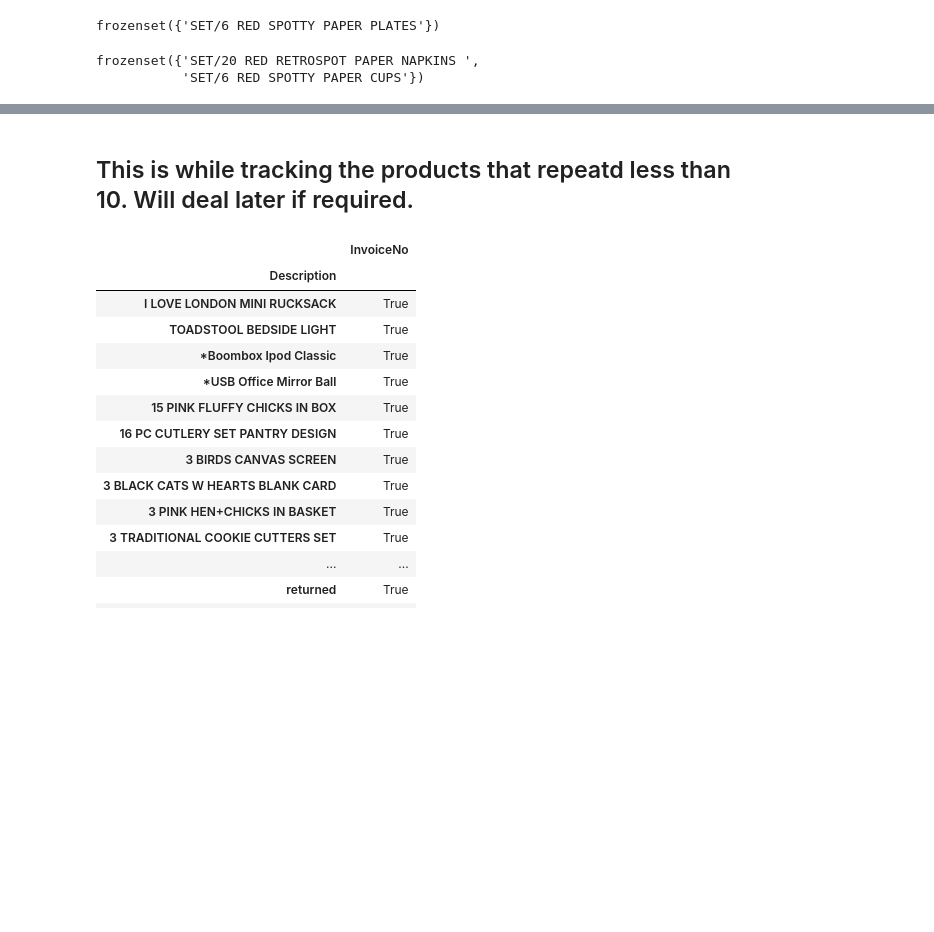
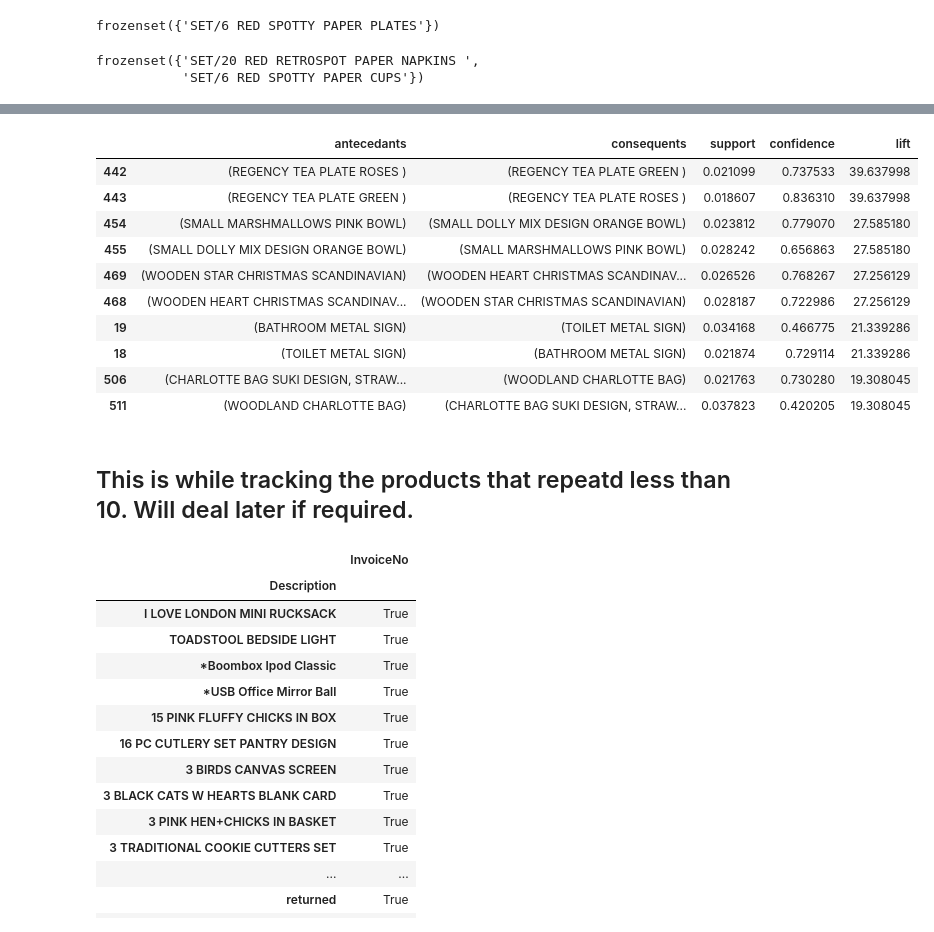
Before and after one commit to RutanshuDesai/Data-Analysis-Market-Basket-Analysis, a Jupyter notebook: Zappos Data Analytics.ipynb, the cells around one changed output, grey strips where cells are left out. Drawn from its saved outputs; the diff is of its cells as text; code cells hidden in the pictures; blank space fills up the shorter version.

```diff
--- a/Zappos Data Analytics.ipynb
+++ b/Zappos Data Analytics.ipynb
@@ -617,0 +628,2 @@ basket['SET 2 TEA TOWELS I LOVE LONDON '].sum()
+# %%
+basket_uk = df_2[df_2['Country'] =="United Kingdom"].groupby(['InvoiceNo', 'Description'])['Quantity'].sum().unstack().reset_index().fillna(0).set_index('InvoiceNo')
@@ -617,0 +636,3 @@ basket['SET 2 TEA TOWELS I LOVE LONDON '].sum()
+# %%
+basket_sets_uk = basket_uk.applymap(encode_units)
+basket_sets_uk.drop('POSTAGE', inplace=True, axis=1)
@@ -617,0 +644,2 @@ basket['SET 2 TEA TOWELS I LOVE LONDON '].sum()
+# %%
+frequent_itemsets_uk = apriori(basket_sets_uk, min_support=0.015, use_colnames=True)
@@ -618,3 +666,19 @@ basket['SET 2 TEA TOWELS I LOVE LONDON '].sum()
+# %%
+rules_uk = association_rules(frequent_itemsets_uk, metric="lift", min_threshold=1)
+# %%
+rules_uk.sort_values('lift', ascending=False).head(10)
+# %% [output]
+|  | antecedants | consequents | support | confidence | lift |
+| 442 | (REGENCY TEA PLATE ROSES ) | (REGENCY TEA PLATE GREEN ) | 0.021099 | 0.737533 | 39.637998 |
+| 443 | (REGENCY TEA PLATE GREEN ) | (REGENCY TEA PLATE ROSES ) | 0.018607 | 0.836310 | 39.637998 |
+| 454 | (SMALL MARSHMALLOWS PINK BOWL) | (SMALL DOLLY MIX DESIGN ORANGE BOWL) | 0.023812 | 0.779070 | 27.585180 |
+| 455 | (SMALL DOLLY MIX DESIGN ORANGE BOWL) | (SMALL MARSHMALLOWS PINK BOWL) | 0.028242 | 0.656863 | 27.585180 |
+| 469 | (WOODEN STAR CHRISTMAS SCANDINAVIAN) | (WOODEN HEART CHRISTMAS SCANDINAV... | 0.026526 | 0.768267 | 27.256129 |
+| 468 | (WOODEN HEART CHRISTMAS SCANDINAV... | (WOODEN STAR CHRISTMAS SCANDINAVIAN) | 0.028187 | 0.722986 | 27.256129 |
+| 19 | (BATHROOM METAL SIGN) | (TOILET METAL SIGN) | 0.034168 | 0.466775 | 21.339286 |
+| 18 | (TOILET METAL SIGN) | (BATHROOM METAL SIGN) | 0.021874 | 0.729114 | 21.339286 |
+| 506 | (CHARLOTTE BAG SUKI DESIGN, STRAW... | (WOODLAND CHARLOTTE BAG) | 0.021763 | 0.730280 | 19.308045 |
+| 511 | (WOODLAND CHARLOTTE BAG) | (CHARLOTTE BAG SUKI DESIGN, STRAW... | 0.037823 | 0.420205 | 19.308045 |
 # %% [markdown]
 ## This is while tracking the products that repeatd less than 10. Will deal later if required.
 # %%
```
Also changed, not shown: parts of 13 cells of this notebook.
